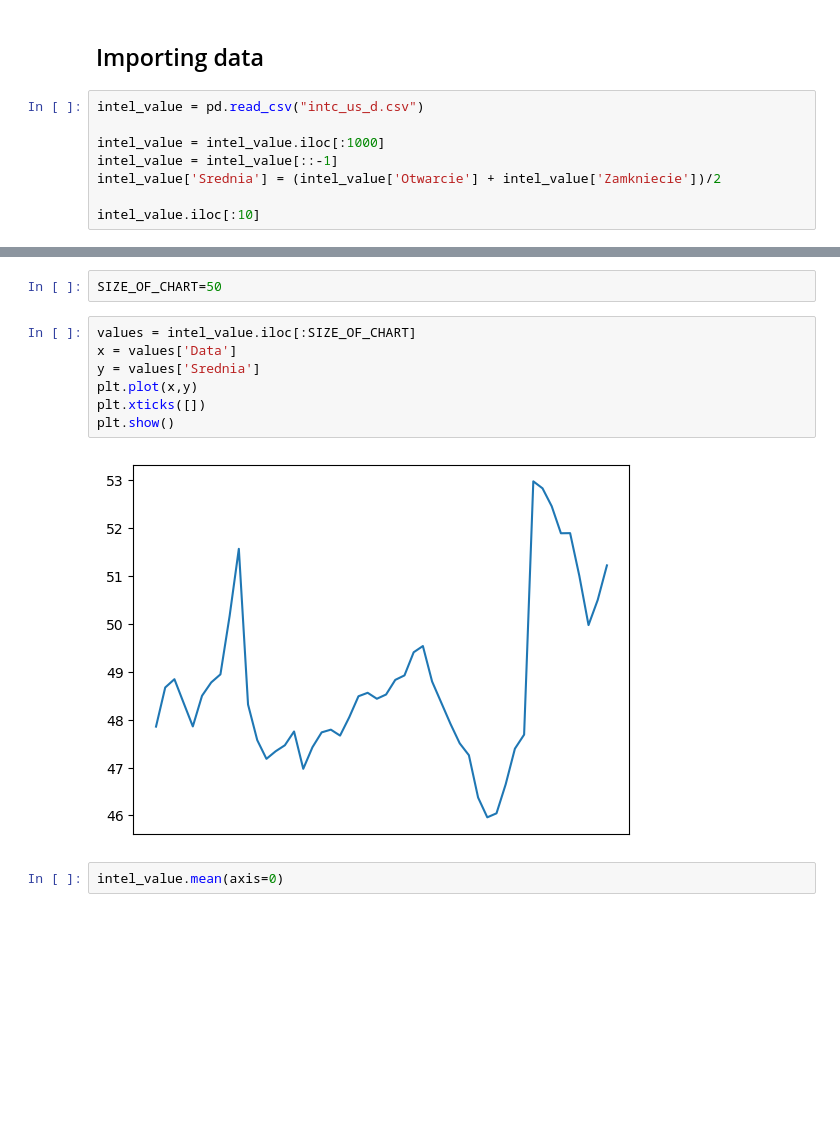
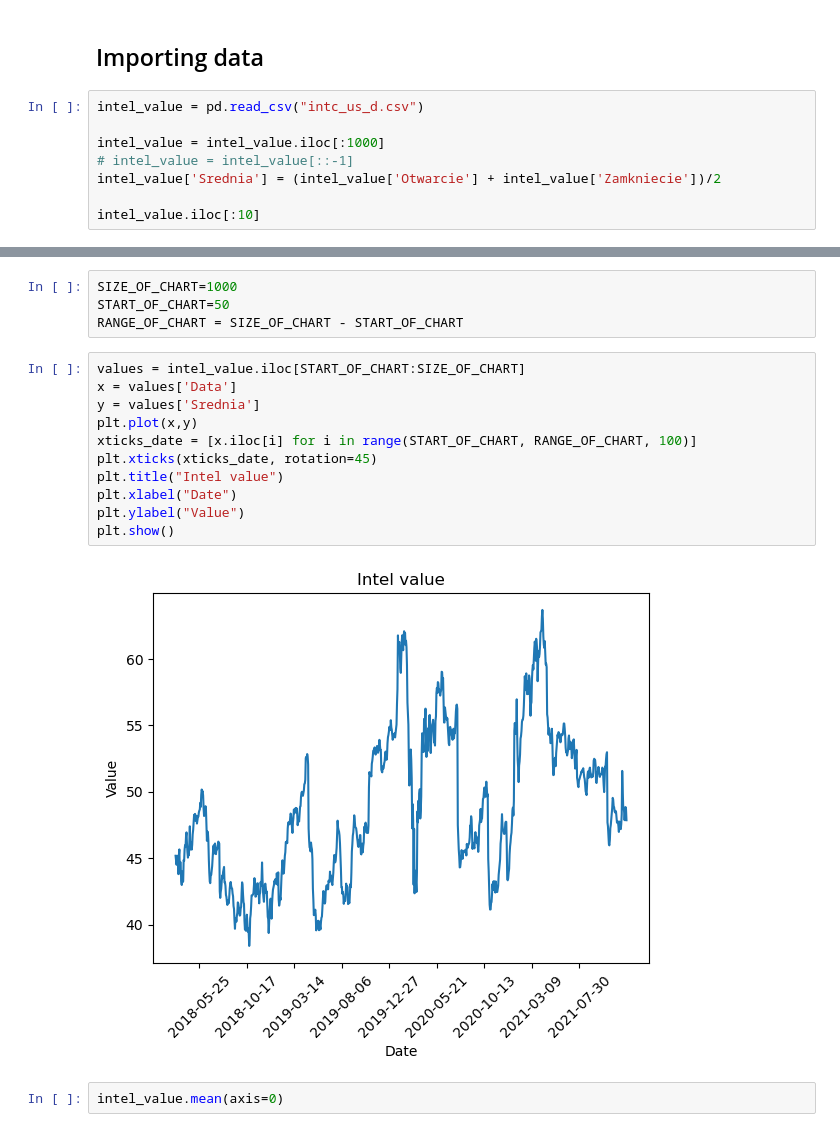
Before and after one commit to mikitomi21/Stock_price_analysis, a Jupyter notebook: Main.ipynb, the cells around one changed output, grey strips where cells are left out. Saved outputs shown, nothing was run; the diff lists cells and outputs as text; blank space fills up the shorter version.

Commit message:
Prepare first chart with legend

```diff
--- a/Main.ipynb
+++ b/Main.ipynb
@@ -9,7 +9,7 @@ from ecofunction import macd, ema, signal
 intel_value = pd.read_csv("intc_us_d.csv")
 
 intel_value = intel_value.iloc[:1000]
-intel_value = intel_value[::-1]
+# intel_value = intel_value[::-1]
 intel_value['Srednia'] = (intel_value['Otwarcie'] + intel_value['Zamkniecie'])/2
 
 intel_value.iloc[:10]
@@ -28,14 +28,20 @@ intel_value.iloc[:10]
-# %%
-SIZE_OF_CHART=50
+# %%
+SIZE_OF_CHART=1000
+START_OF_CHART=50
+RANGE_OF_CHART = SIZE_OF_CHART - START_OF_CHART
 # %%
-values = intel_value.iloc[:SIZE_OF_CHART]
+values = intel_value.iloc[START_OF_CHART:SIZE_OF_CHART]
 x = values['Data']
 y = values['Srednia']
 plt.plot(x,y)
-plt.xticks([])
+xticks_date = [x.iloc[i] for i in range(START_OF_CHART, RANGE_OF_CHART, 100)]
+plt.xticks(xticks_date, rotation=45)
+plt.title("Intel value")
+plt.xlabel("Date")
+plt.ylabel("Value")
 plt.show()
 # %% [output]
-[figure, old version]
+[figure, new version]
 # %%
 intel_value.mean(axis=0)
 # %% [output]
```
Also changed, not shown: parts of 11 cells of this notebook.
